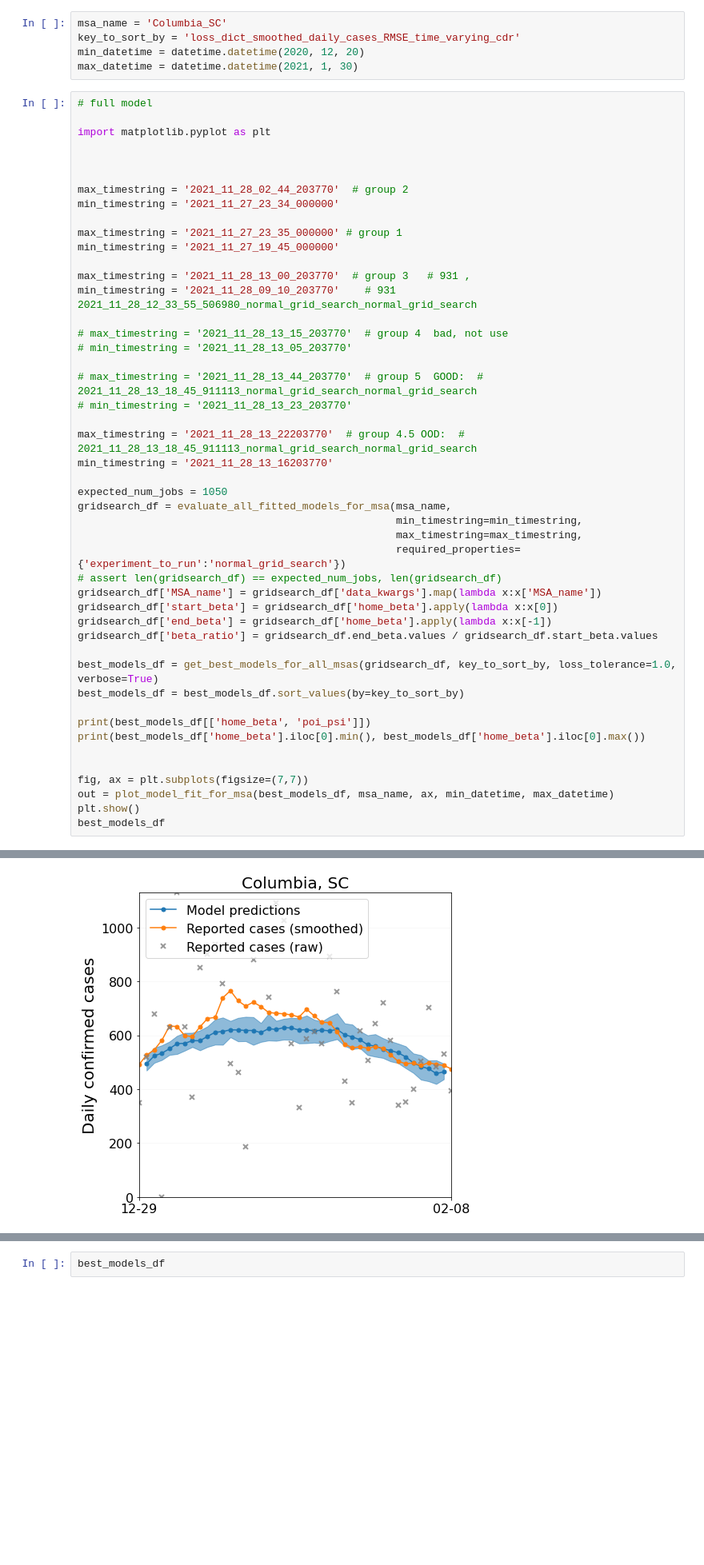
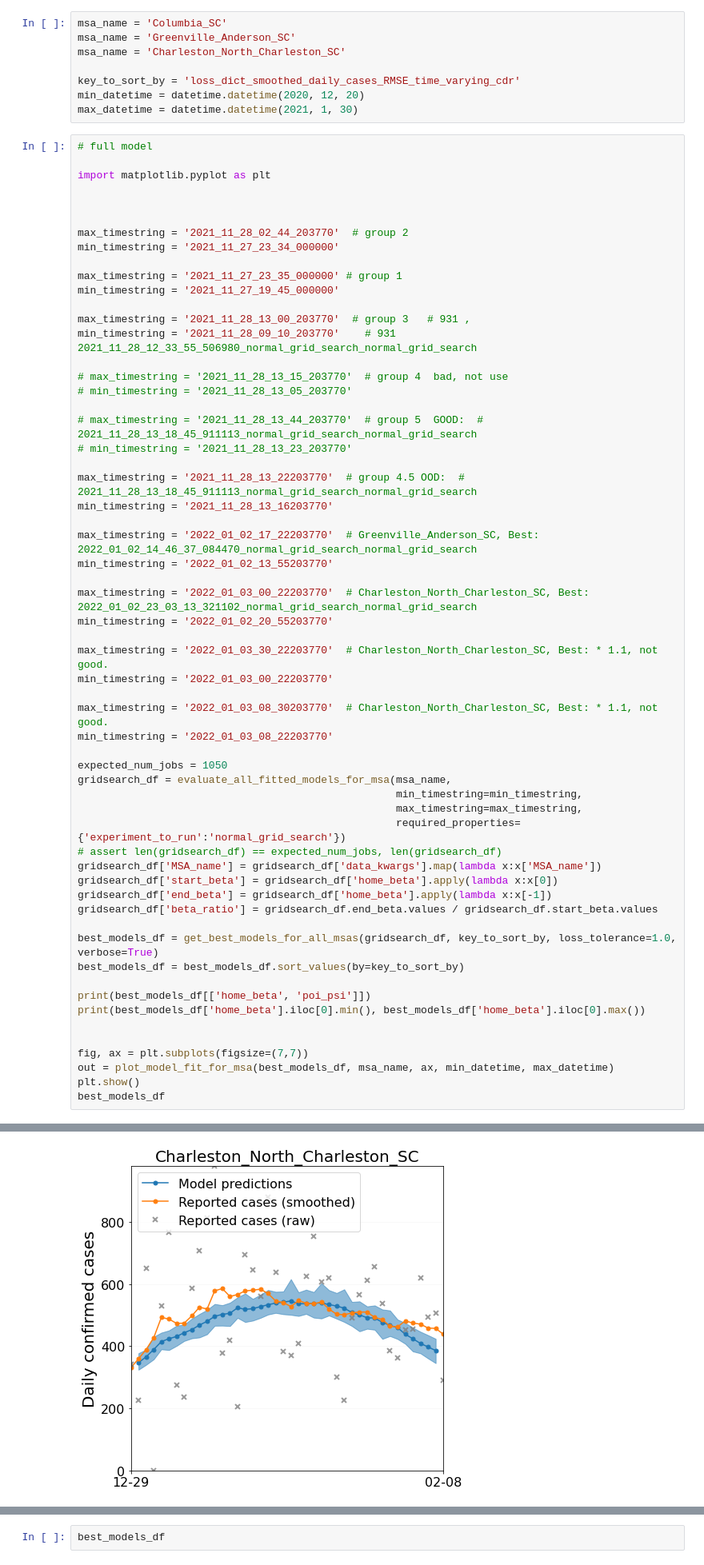
Before and after one commit to gladcolor/covid-mobility-tool, a Jupyter notebook: make_figures.ipynb, the cells around one changed output, grey strips where cells are left out. Shown at 80% size. Drawn from its saved outputs; the diff is of its cells as text; blank space fills up the shorter version.

```diff
--- a/make_figures.ipynb
+++ b/make_figures.ipynb
@@ -236,6 +236,9 @@ def compute_rmses(pred_dates, pred_data, real_dates, real_data, train_test_parti
 ## Washington DC, first wave (Table 2, Figure 4, Table A2)
 # %%
 msa_name = 'Columbia_SC'
+msa_name = 'Greenville_Anderson_SC'
+msa_name = 'Charleston_North_Charleston_SC'
+
 key_to_sort_by = 'loss_dict_smoothed_daily_cases_RMSE_time_varying_cdr'
 min_datetime = datetime.datetime(2020, 12, 20)
 max_datetime = datetime.datetime(2021, 1, 30)
@@ -264,6 +267,18 @@ min_timestring = '2021_11_28_09_10_203770'    # 931 2021_11_28_12_33_55_506980_n
 max_timestring = '2021_11_28_13_22203770'  # group 4.5 OOD:  # 2021_11_28_13_18_45_911113_normal_grid_search_normal_grid_search
 min_timestring = '2021_11_28_13_16203770'
 
+max_timestring = '2022_01_02_17_22203770'  # Greenville_Anderson_SC, Best: 2022_01_02_14_46_37_084470_normal_grid_search_normal_grid_search
+min_timestring = '2022_01_02_13_55203770'
+
+max_timestring = '2022_01_03_00_22203770'  # Charleston_North_Charleston_SC, Best: 2022_01_02_23_03_13_321102_normal_grid_search_normal_grid_search
+min_timestring = '2022_01_02_20_55203770'
+
+max_timestring = '2022_01_03_30_22203770'  # Charleston_North_Charleston_SC, Best: * 1.1, not good.
+min_timestring = '2022_01_03_00_22203770'
+
+max_timestring = '2022_01_03_08_30203770'  # Charleston_North_Charleston_SC, Best: * 1.1, not good.
+min_timestring = '2022_01_03_08_22203770'
+
 expected_num_jobs = 1050
 gridsearch_df = evaluate_all_fitted_models_for_msa(msa_name,
                                                    min_timestring=min_timestring,
@@ -299,4 +314,4 @@ Columbia_SC: 1 within loss tol -> keeping 1
 Plotting predictions from 1 models
 Applying time-varying CDR to visualization
-[figure, old version]
+[figure, new version]
 |  | timestring | data_kwargs | model_kwargs | results | experiment_to_run | final infected fraction | ... |
```
Also changed, not shown: parts of 37 cells of this notebook, 8 other files.
